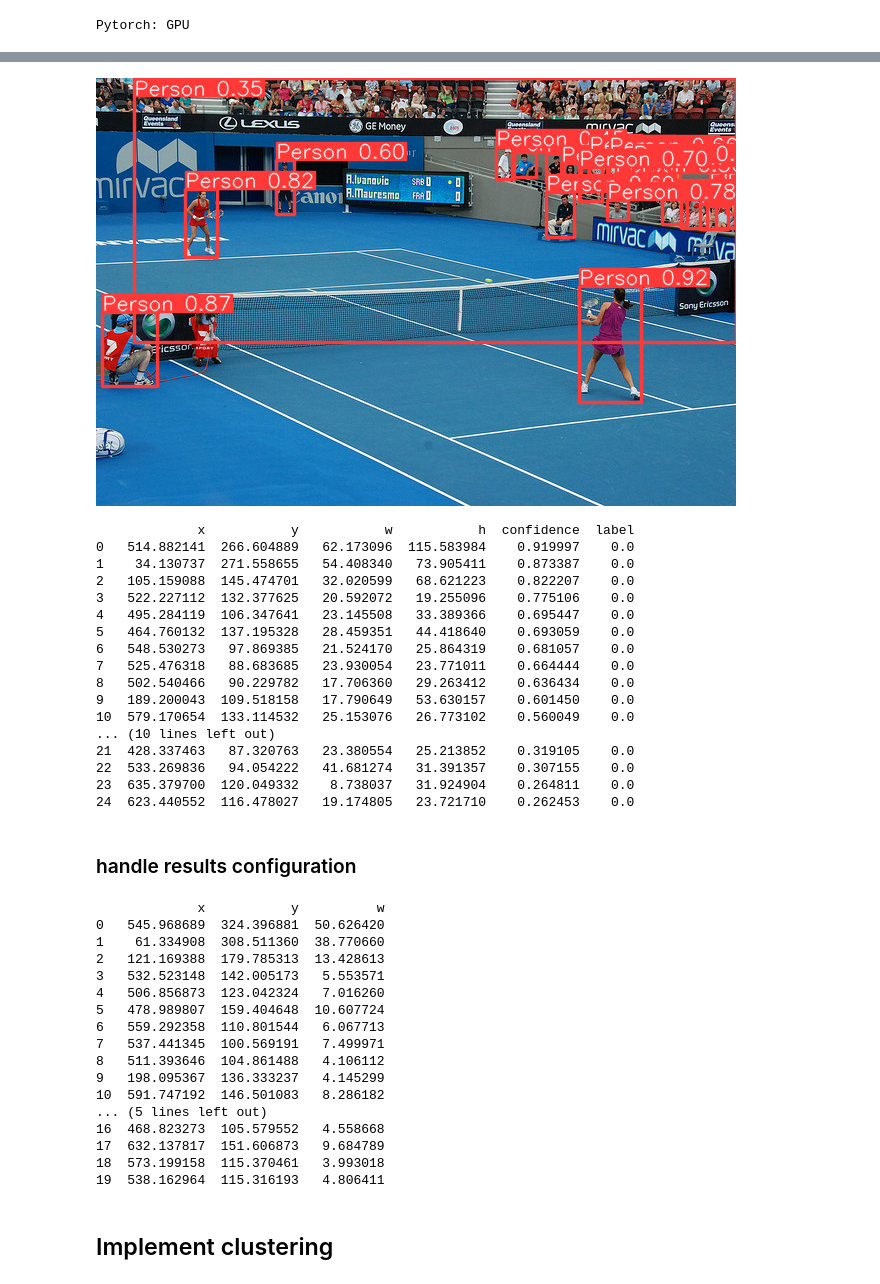
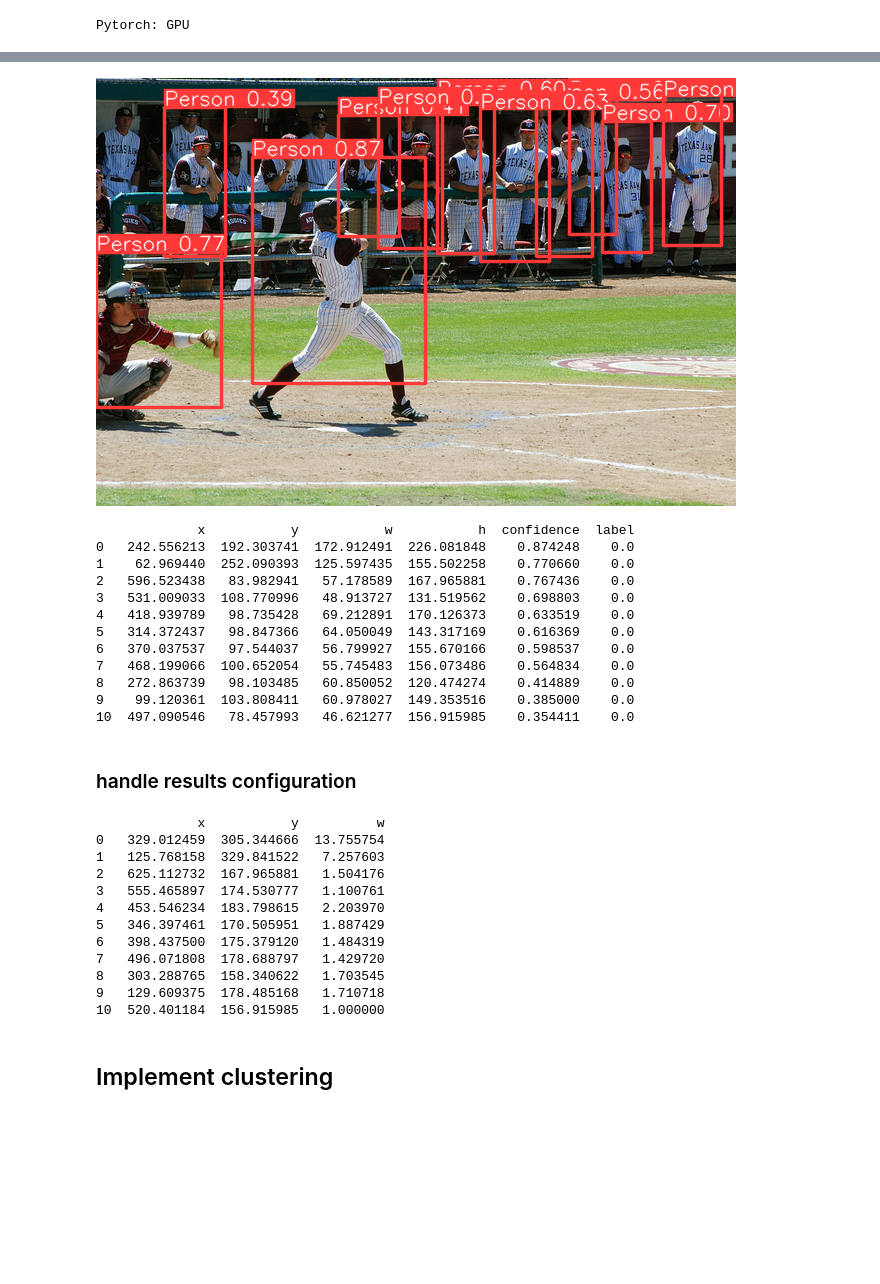
Before and after one commit to Uzair05/crowdDetection, a Jupyter notebook: CrowdCounting.ipynb, the cells around one changed output, grey strips where cells are left out. Cells and saved outputs as stored; diff of their text form; code cells hidden in the pictures; blank space fills up the shorter version.

Commit message:
crowd detection model works

```diff
--- a/CrowdCounting.ipynb
+++ b/CrowdCounting.ipynb
@@ -23,4 +21,5 @@ Fusing layers...
 Model summary: 157 layers, 7012822 parameters, 0 gradients, 15.8 GFLOPs
 Adding AutoShape...
 # %%
-filepath = "coco_person_dataset/coco_downloaded_images/000000012120.jpg"
+test = pd.read_csv("./test.csv")
+test
@@ -27,30 +44,25 @@ filepath = "coco_person_dataset/coco_downloaded_images/000000012120.jpg"
 # %%
-res = model(filepath)
+res = model(test.iloc[10]["path"])
 res.show()
 # %% [output]
-[figure, old version]
+[figure, new version]
 # %%
 res = pd.DataFrame(res.xywh[0].cpu().numpy(), columns=["x", "y", "w", "h", "confidence", "label"])
 # %%
 print(res.sort_values(by=["confidence"], ascending=False))
 # %% [output]
              x           y           w           h  confidence  label
-0   514.882141  266.604889   62.173096  115.583984    0.919997    0.0
-1    34.130737  271.558655   54.408340   73.905411    0.873387    0.0
-2   105.159088  145.474701   32.020599   68.621223    0.822207    0.0
-3   522.227112  132.377625   20.592072   19.255096    0.775106    0.0
-4   495.284119  106.347641   23.145508   33.389366    0.695447    0.0
-5   464.760132  137.195328   28.459351   44.418640    0.693059    0.0
-6   548.530273   97.869385   21.524170   25.864319    0.681057    0.0
-7   525.476318   88.683685   23.930054   23.771011    0.664444    0.0
-8   502.540466   90.229782   17.706360   29.263412    0.636434    0.0
-9   189.200043  109.518158   17.790649   53.630157    0.601450    0.0
-10  579.170654  133.114532   25.153076   26.773102    0.560049    0.0
-... (10 lines left out)
-21  428.337463   87.320763   23.380554   25.213852    0.319105    0.0
-22  533.269836   94.054222   41.681274   31.391357    0.307155    0.0
-23  635.379700  120.049332    8.738037   31.924904    0.264811    0.0
-24  623.440552  116.478027   19.174805   23.721710    0.262453    0.0
+0   242.556213  192.303741  172.912491  226.081848    0.874248    0.0
+1    62.969440  252.090393  125.597435  155.502258    0.770660    0.0
+2   596.523438   83.982941   57.178589  167.965881    0.767436    0.0
+3   531.009033  108.770996   48.913727  131.519562    0.698803    0.0
+4   418.939789   98.735428   69.212891  170.126373    0.633519    0.0
+5   314.372437   98.847366   64.050049  143.317169    0.616369    0.0
+6   370.037537   97.544037   56.799927  155.670166    0.598537    0.0
+7   468.199066  100.652054   55.745483  156.073486    0.564834    0.0
+8   272.863739   98.103485   60.850052  120.474274    0.414889    0.0
+9    99.120361  103.808411   60.978027  149.353516    0.385000    0.0
+10  497.090546   78.457993   46.621277  156.915985    0.354411    0.0
 # %% [markdown]
 ### handle results configuration
 # %%
@@ -63,22 +75,17 @@ res = res[res["confidence"]>=0.35][["x", "y", "w"]]
 print(res)
 # %% [output]
              x           y          w
-0   545.968689  324.396881  50.626420
-1    61.334908  308.511360  38.770660
-2   121.169388  179.785313  13.428613
-3   532.523148  142.005173   5.553571
-4   506.856873  123.042324   7.016260
-5   478.989807  159.404648  10.607724
-6   559.292358  110.801544   6.067713
-7   537.441345  100.569191   7.499971
-8   511.393646  104.861488   4.106112
-9   198.095367  136.333237   4.145299
-10  591.747192  146.501083   8.286182
-... (5 lines left out)
-16  468.823273  105.579552   4.558668
-17  632.137817  151.606873   9.684789
-18  573.199158  115.370461   3.993018
-19  538.162964  115.316193   4.806411
+0   329.012459  305.344666  13.755754
+1   125.768158  329.841522   7.257603
+2   625.112732  167.965881   1.504176
+3   555.465897  174.530777   1.100761
+4   453.546234  183.798615   2.203970
+5   346.397461  170.505951   1.887429
+6   398.437500  175.379120   1.484319
+7   496.071808  178.688797   1.429720
+8   303.288765  158.340622   1.703545
+9   129.609375  178.485168   1.710718
+10  520.401184  156.915985   1.000000
 # %% [markdown]
 ## Implement clustering
 # %%
```
Also changed, not shown: parts of 6 cells of this notebook, 2 other files.
